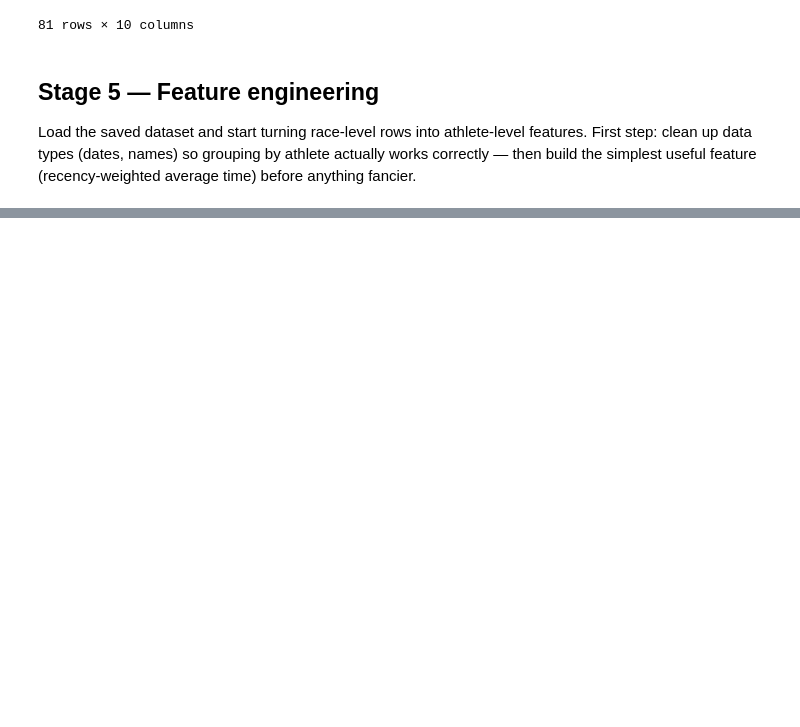
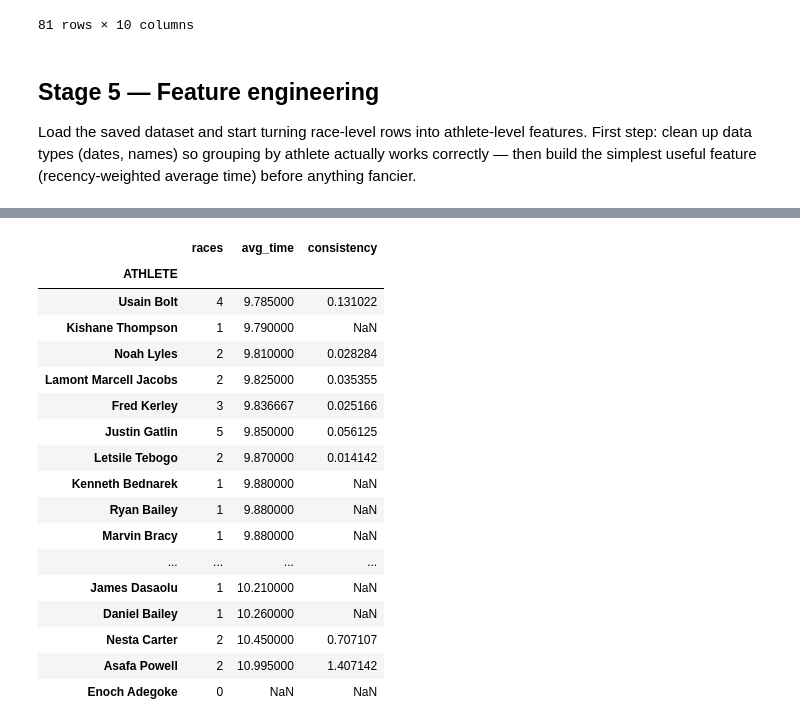
Before and after one commit to eck123main/100m-prediction, a Jupyter notebook: pred.ipynb, the cells around one changed output, grey strips where cells are left out. Saved outputs shown, nothing was run; the diff lists cells and outputs as text; code cells hidden in the pictures; blank space fills up the shorter version.

Commit message:
feat: add average time/consistency

```diff
--- a/pred.ipynb
+++ b/pred.ipynb
@@ -280,0 +309,27 @@ df.sort_values("date").head(10)
+# %%
+athlete_stats = df.groupby("ATHLETE")["time"].agg(
+    races="count",
+    avg_time="mean",
+    consistency="std"
+).sort_values("avg_time")
+
+athlete_stats
+# %% [output]
+|  | races | avg_time | consistency |
+| ATHLETE |  |  |  |
+| Usain Bolt | 4 | 9.785000 | 0.131022 |
+| Kishane Thompson | 1 | 9.790000 | NaN |
+| Noah Lyles | 2 | 9.810000 | 0.028284 |
+| Lamont Marcell Jacobs | 2 | 9.825000 | 0.035355 |
+| Fred Kerley | 3 | 9.836667 | 0.025166 |
+| Justin Gatlin | 5 | 9.850000 | 0.056125 |
+| Letsile Tebogo | 2 | 9.870000 | 0.014142 |
+| Kenneth Bednarek | 1 | 9.880000 | NaN |
+| Ryan Bailey | 1 | 9.880000 | NaN |
+| Marvin Bracy | 1 | 9.880000 | NaN |
+| ... | ... | ... | ... |
+| James Dasaolu | 1 | 10.210000 | NaN |
+| Daniel Bailey | 1 | 10.260000 | NaN |
+| Nesta Carter | 2 | 10.450000 | 0.707107 |
+| Asafa Powell | 2 | 10.995000 | 1.407142 |
+| Enoch Adegoke | 0 | NaN | NaN |
```
Also changed, not shown: parts of 2 cells of this notebook.
